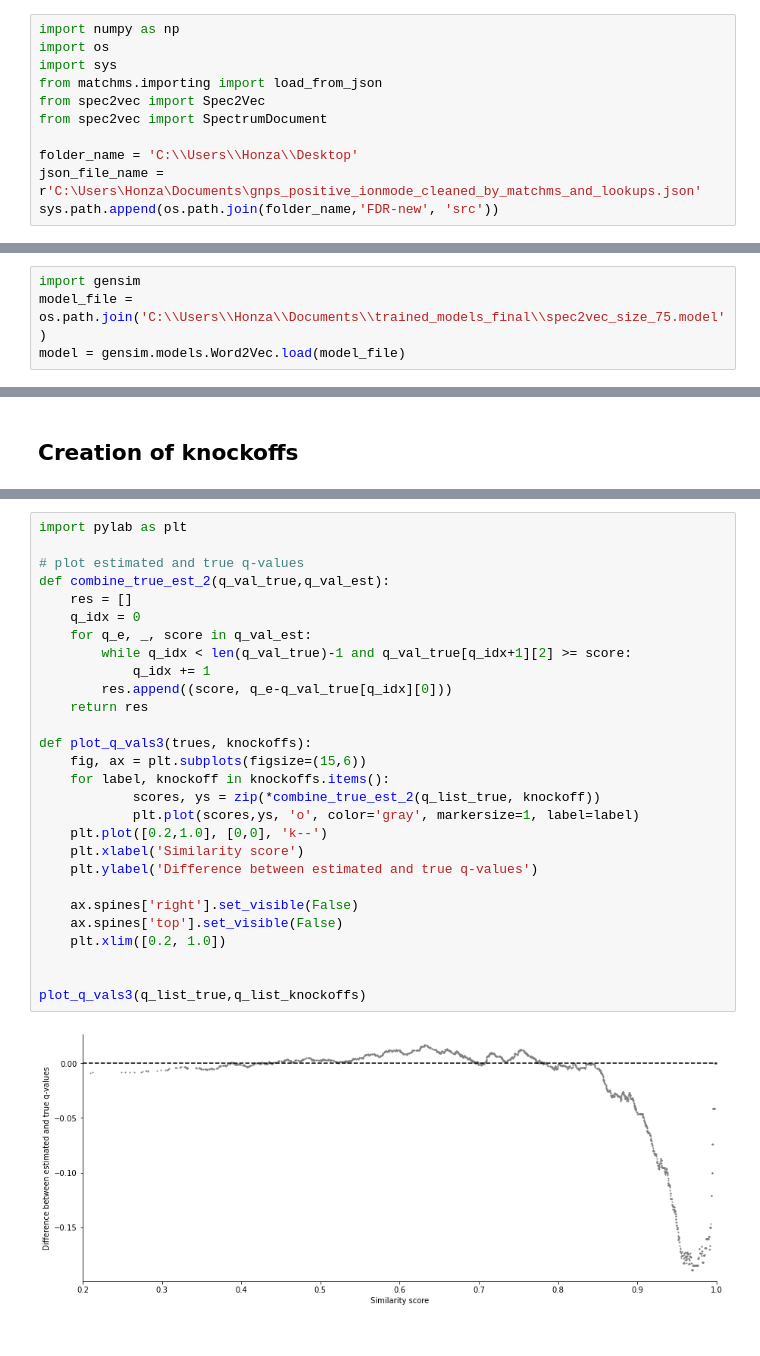
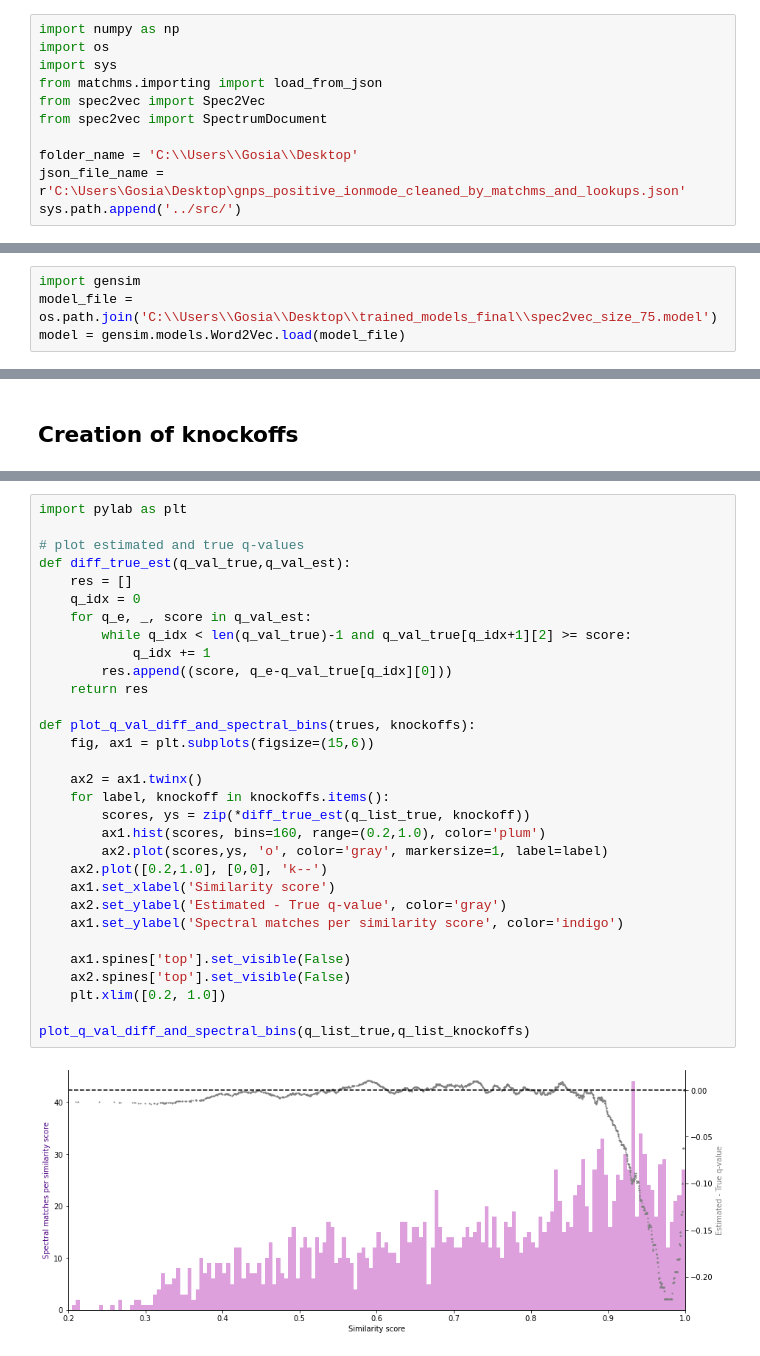
Before and after one commit to nitrozyna/FDR-Metabolomics, a Jupyter notebook: notebooks/knockoffs_lcms.ipynb, the cells around one changed output, grey strips where cells are left out. Drawn from its saved outputs; the diff is of its cells as text.

```diff
--- a/notebooks/knockoffs_lcms.ipynb
+++ b/notebooks/knockoffs_lcms.ipynb
@@ -10,9 +10,9 @@ from matchms.importing import load_from_json
 from spec2vec import Spec2Vec
 from spec2vec import SpectrumDocument
 
-folder_name = 'C:\\Users\\Honza\\Desktop'
-json_file_name = r'C:\Users\Honza\Documents\gnps_positive_ionmode_cleaned_by_matchms_and_lookups.json'
-sys.path.append(os.path.join(folder_name,'FDR-new', 'src'))
+folder_name = 'C:\\Users\\Gosia\\Desktop'
+json_file_name = r'C:\Users\Gosia\Desktop\gnps_positive_ionmode_cleaned_by_matchms_and_lookups.json'
+sys.path.append('../src/')
 # %%
 spectrums = load_from_json(json_file_name)
 print(len(spectrums))
@@ -83,7 +83,7 @@ documents_lib = [SpectrumDocument(s, n_decimals=2) for s in spectrums_lib]
 Load pretrained model
 # %%
 import gensim
-model_file = os.path.join('C:\\Users\\Honza\\Documents\\trained_models_final\\spec2vec_size_75.model')
+model_file = os.path.join('C:\\Users\\Gosia\\Desktop\\trained_models_final\\spec2vec_size_75.model')
 model = gensim.models.Word2Vec.load(model_file)
 # %%
 from tqdm.notebook import tqdm  # optional, just to get a progress bar
@@ -142,30 +180,33 @@ plot_q_vals.plot_q_vals( q_list_true, q_list_knockoffs, labels=False )
 # %%
 import pylab as plt
 
 # plot estimated and true q-values
-def combine_true_est_2(q_val_true,q_val_est):
+def diff_true_est(q_val_true,q_val_est):
     res = []
     q_idx = 0
     for q_e, _, score in q_val_est:
         while q_idx < len(q_val_true)-1 and q_val_true[q_idx+1][2] >= score:
             q_idx += 1
         res.append((score, q_e-q_val_true[q_idx][0]))
     return res
 
-def plot_q_vals3(trues, knockoffs):
-    fig, ax = plt.subplots(figsize=(15,6))
+def plot_q_val_diff_and_spectral_bins(trues, knockoffs):
+    fig, ax1 = plt.subplots(figsize=(15,6))
+
+    ax2 = ax1.twinx()
     for label, knockoff in knockoffs.items():
-            scores, ys = zip(*combine_true_est_2(q_list_true, knockoff))
-            plt.plot(scores,ys, 'o', color='gray', markersize=1, label=label)
-    plt.plot([0.2,1.0], [0,0], 'k--')
-    plt.xlabel('Similarity score')
-    plt.ylabel('Difference between estimated and true q-values')
+        scores, ys = zip(*diff_true_est(q_list_true, knockoff))
+        ax1.hist(scores, bins=160, range=(0.2,1.0), color='plum')
+        ax2.plot(scores,ys, 'o', color='gray', markersize=1, label=label)
+    ax2.plot([0.2,1.0], [0,0], 'k--')
+    ax1.set_xlabel('Similarity score')
+    ax2.set_ylabel('Estimated - True q-value', color='gray')
+    ax1.set_ylabel('Spectral matches per similarity score', color='indigo')
 
-    ax.spines['right'].set_visible(False)
-    ax.spines['top'].set_visible(False)
+    ax1.spines['top'].set_visible(False)
+    ax2.spines['top'].set_visible(False)
     plt.xlim([0.2, 1.0])
 
-
-plot_q_vals3(q_list_true,q_list_knockoffs)
+plot_q_val_diff_and_spectral_bins(q_list_true,q_list_knockoffs)
 # %% [output]
-[figure, old version]
+[figure, new version]
```
Also changed, not shown: parts of 6 cells of this notebook, 7 other files.
